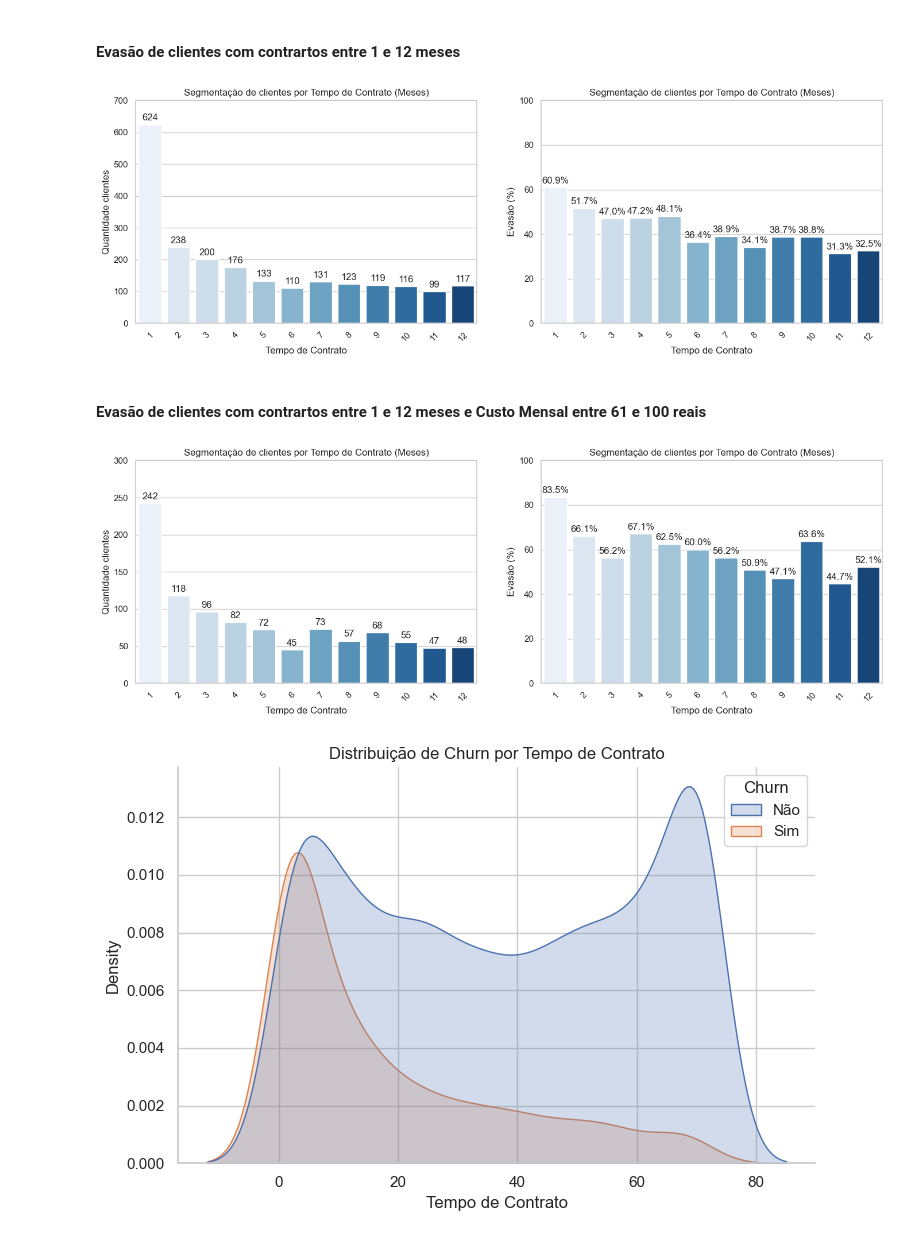
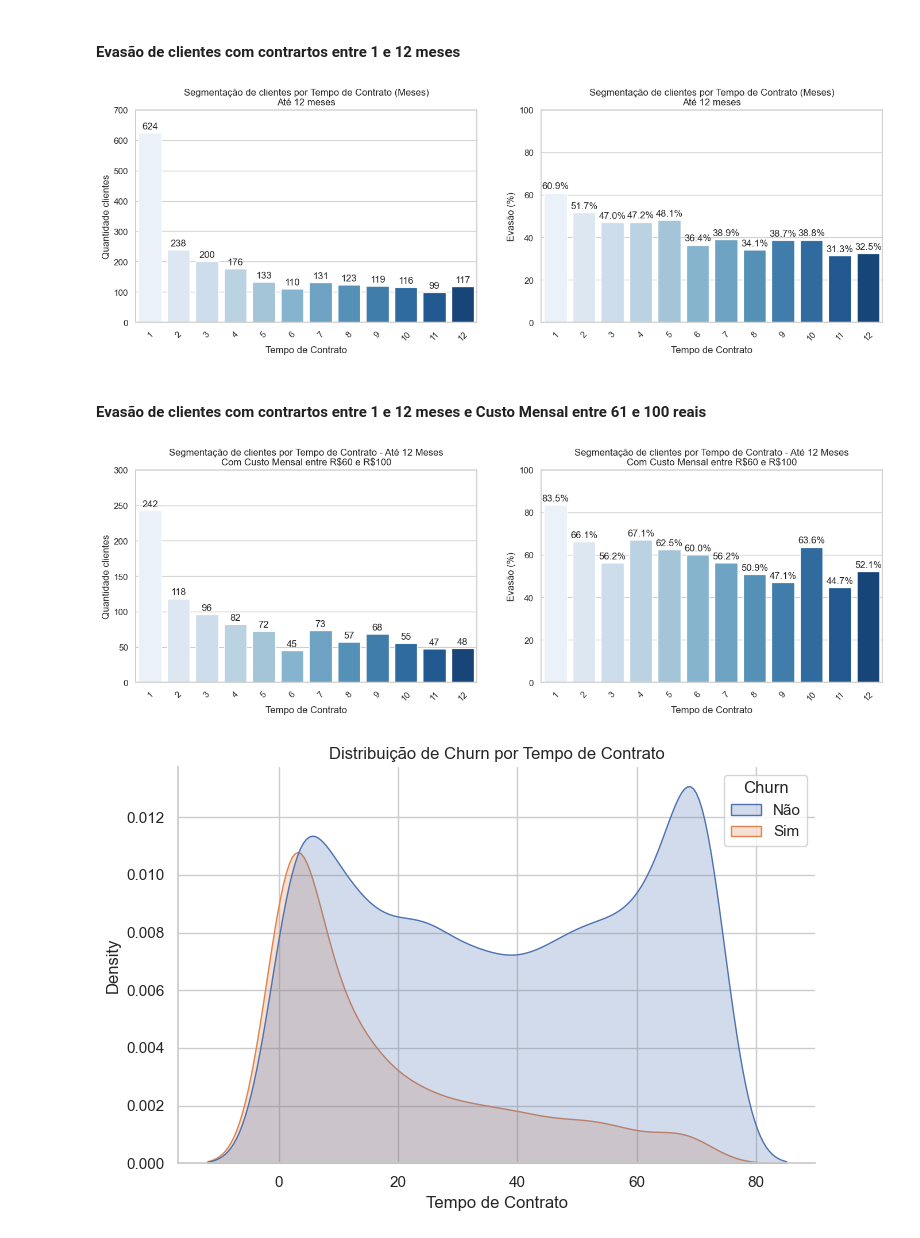
Before and after one commit to jpierre06/challenge2-data-science, a Jupyter notebook: TelecomX_BR.ipynb, the cells around one changed output. Saved outputs shown, nothing was run; the diff lists cells and outputs as text; code cells hidden in the pictures.

```diff
--- a/TelecomX_BR.ipynb
+++ b/TelecomX_BR.ipynb
@@ -22,7 +19,7 @@ pd.set_option('display.max_columns', None)
 # %% [markdown]
 ### Extração dos dados
 # %%
-path_json_data = 'https://raw.githubusercontent.com/jpierre06/challenge2-data-science/main/TelecomX_Data.json'
+path_json_data = 'https://raw.githubusercontent.com/jpierre06/challenge2-data-science/main/data/TelecomX_Data.json'
 # %%
 df = ta.carregar_dados_telecomx_normalizado(path_json_data)
 # %% [markdown]
@@ -616,16 +597,16 @@ ta.graf_barra_customer_churn(df, var_categorica='customer_tenure_bins', titulo='
 #### Evasão de clientes com contrartos entre 1 e 12 meses
 # %%
 filtro = (df.customer_tenure_bins == '001-012')
-ta.graf_barra_customer_churn(df[filtro], var_categorica='customer_tenure', titulo='Segmentação de clientes por Tempo de Contrato (Meses)', x_label='Tempo de Contrato', y_label1='Quantidade clientes', y_label2='Evasão (%)').show()
+ta.graf_barra_customer_churn(df[filtro], var_categorica='customer_tenure', titulo='Segmentação de clientes por Tempo de Contrato (Meses)\nAté 12 meses', x_label='Tempo de Contrato', y_label1='Quantidade clientes', y_label2='Evasão (%)').show()
 # %% [output]
-[figure, old version]
+[figure, new version]
 # %% [markdown]
 #### Evasão de clientes com contrartos entre 1 e 12 meses e Custo Mensal entre 61 e 100 reais
 # %%
 filtro = (df.customer_tenure_bins == '001-012') & (df.account_Charges_Monthly_bins.isin([r'R\$061-R\$080', r'R\$081-R\$100']))
-ta.graf_barra_customer_churn(df[filtro], var_categorica='customer_tenure', titulo='Segmentação de clientes por Tempo de Contrato (Meses)', x_label='Tempo de Contrato', y_label1='Quantidade clientes', y_label2='Evasão (%)').show()
+ta.graf_barra_customer_churn(df[filtro], var_categorica='customer_tenure', titulo='Segmentação de clientes por Tempo de Contrato - Até 12 Meses\nCom Custo Mensal entre R\$60 e R\$100', x_label='Tempo de Contrato', y_label1='Quantidade clientes', y_label2='Evasão (%)').show()
 # %% [output]
-[figure, old version]
+[figure, new version]
 # %%
 ta.graf_distribuicao_churn_varialvel_numerica(df, variavel_numerica='customer_tenure', titulo='Distribuição de Churn por Tempo de Contrato', x_label='Tempo de Contrato', y_label='').show()
 # %% [output]
```
Also changed, not shown: parts of 11 cells of this notebook, 1 other file.
